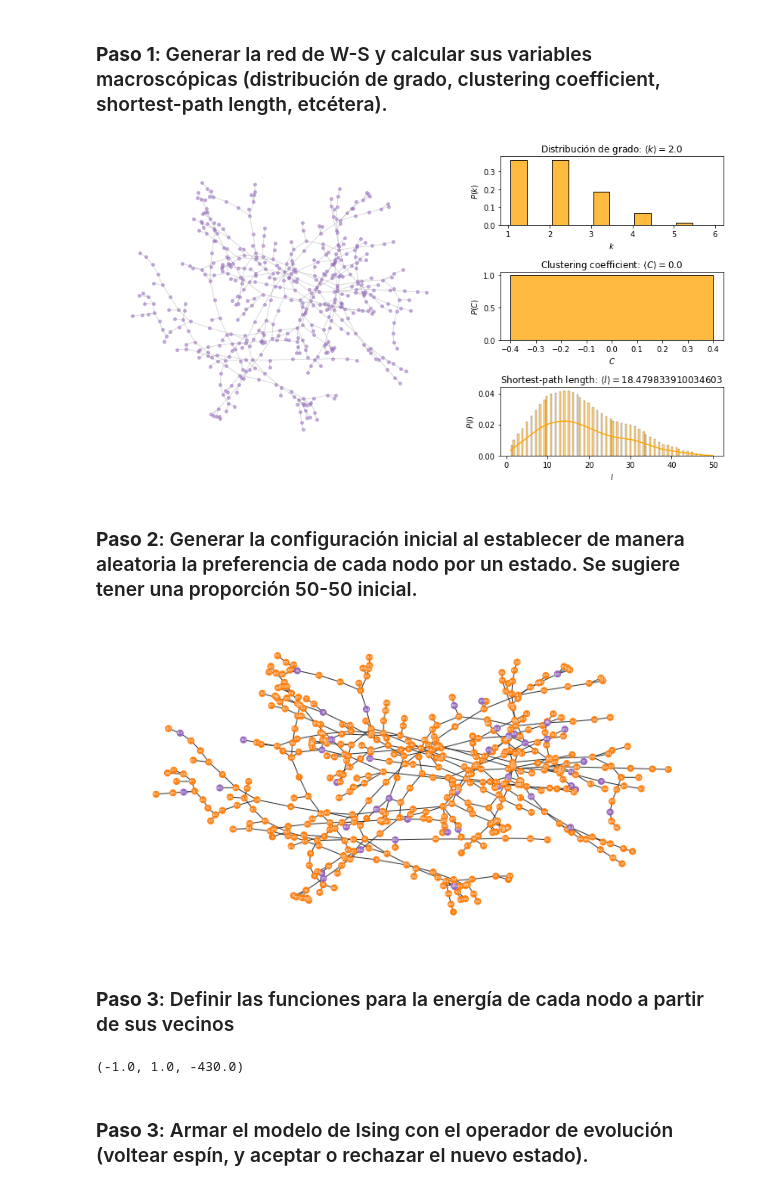
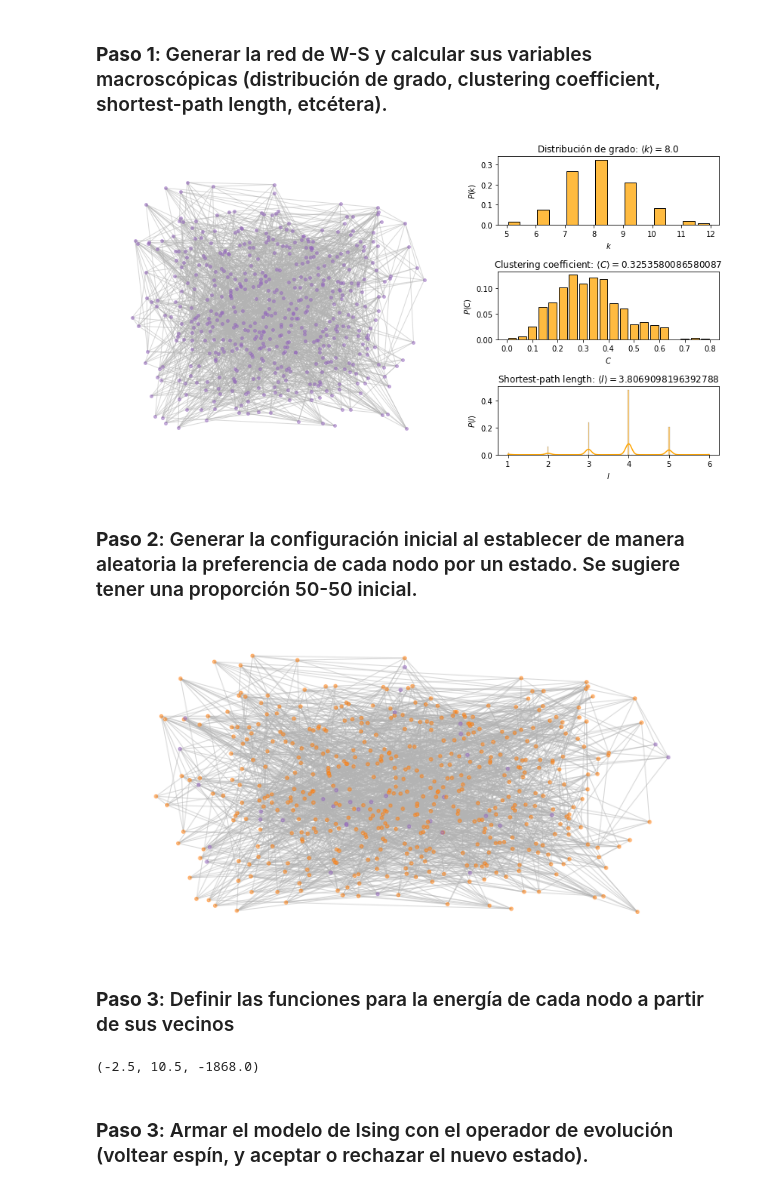
Before and after one commit to joshbrx/VoterModel_Network, a Jupyter notebook: VoterModel_v1.ipynb, the cells around one changed output. Drawn from its saved outputs; the diff is of its cells as text; code cells hidden in the pictures.

Commit message:
Se probó el modelo de Ising con un grafo de Watts-Strogatz

```diff
--- a/VoterModel_v1.ipynb
+++ b/VoterModel_v1.ipynb
@@ -138,14 +138,14 @@ def degree_analysis(G, pos=None, title=None, with_labels=False, **options):
 seed_graph = 14518965126
 # %%
 n = [50, 100, 500, 1000]
-k = [2, 4, 6]
-p = np.logspace(-5, 1, num=14)
+k = [2, 4, 6, 8]
+p = np.logspace(-3, 0, num=10)
 
-G = nx.watts_strogatz_graph(n[2], k[0], p[13], seed=seed_graph)
-pos = nx.spring_layout(G, iterations = 50)
+G = nx.watts_strogatz_graph(n[2], k[3], p[7], seed=seed_graph)
+pos = nx.spring_layout(G, iterations = 5)
 degree_analysis(G, pos=pos, title=None, with_labels=False, **options5)
 # %% [output]
-[figure, old version]
+[figure, new version]
 # %% [markdown]
 ### **Paso 2**: Generar la configuración inicial al establecer de manera aleatoria la preferencia de cada nodo por un estado. Se sugiere tener una proporción 50-50 inicial.
 # %%
@@ -168,16 +168,15 @@ def color_by_state(G, colors):
         node_color.append(colors[node[1]["state"]])
     return node_color
 # %%
-from networkx.drawing.layout import circular_layout
 ratios = [0.1, 0.9]
 
 G, state_list = initialize(G, ratios)
 node_color = color_by_state(G, colors)
 
 plt.figure(figsize=(10,5))
-nx.draw(G, pos, node_color=node_color, with_labels=True, **options4b)
+nx.draw(G, pos, node_color=node_color, with_labels=True, **options5b)
 # %% [output]
-[figure, old version]
+[figure, new version]
 # %% [markdown]
 ### **Paso 3**: Definir las funciones para la energía de cada nodo a partir de sus vecinos
 # %%
@@ -210,7 +209,7 @@ node = 10
 
 node_energy(G, node, J=J), neighbors_energy(G, node, J=J), graph_energy(G, J=J)
 # %% [output]
-(-1.0, 1.0, -430.0)
+(-2.5, 10.5, -1868.0)
 # %% [markdown]
 ### **Paso 3**: Armar el modelo de Ising con el operador de evolución (voltear espín, y aceptar o rechazar el nuevo estado).
 # %%
```
Also changed, not shown: parts of 4 cells of this notebook.
